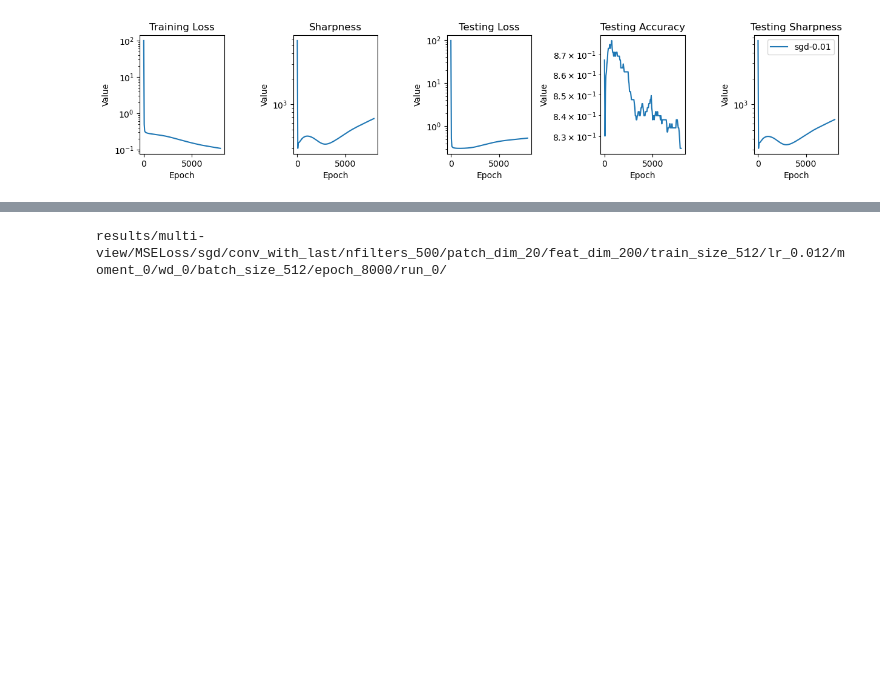
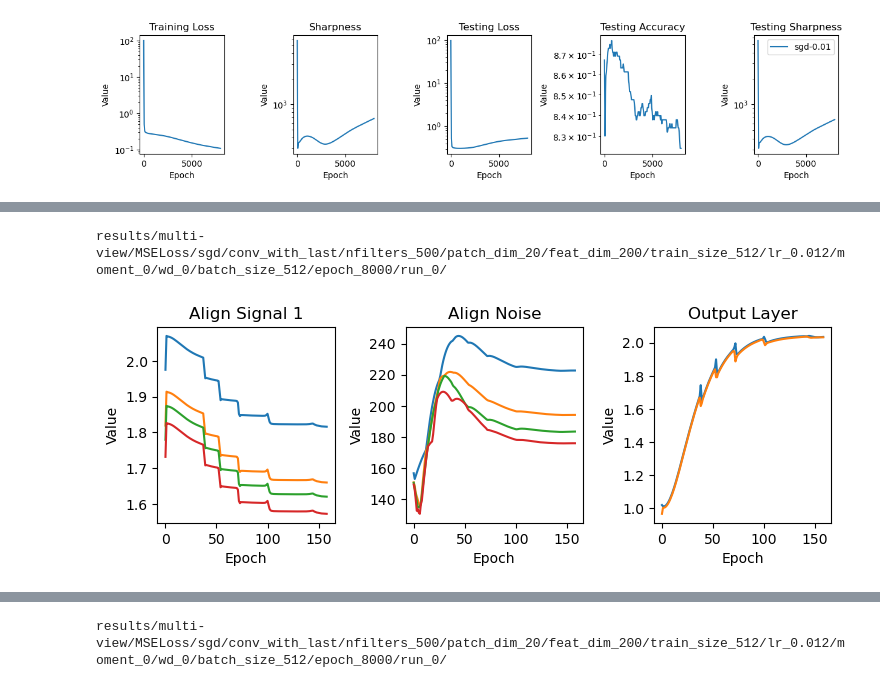
Before and after one commit to lucmonl/mlopt, a Jupyter notebook: notebook/edge_of_stability.ipynb, the cells around one changed output, grey strips where cells are left out. Saved outputs shown, nothing was run; the diff lists cells and outputs as text; code cells hidden in the pictures; blank space fills up the shorter version.

```diff
--- a/notebook/edge_of_stability.ipynb
+++ b/notebook/edge_of_stability.ipynb
@@ -285,0 +286,6 @@ results/multi-view/MSELoss/sgd/conv_with_last/nfilters_500/patch_dim_20/feat_dim
+# %%
+from plot_functions import plot_figures_align
+plot_figures_align(["sgd-0.05"], model_params, opt_params, signal_nums=1)
+# %% [output]
+results/multi-view/MSELoss/sgd/conv_with_last/nfilters_500/patch_dim_20/feat_dim_200/train_size_512/lr_0.012/moment_0/wd_0/batch_size_512/epoch_8000/run_0/
+[figure, added]
```
Also changed, not shown: parts of 5 cells of this notebook, 4 other files.
